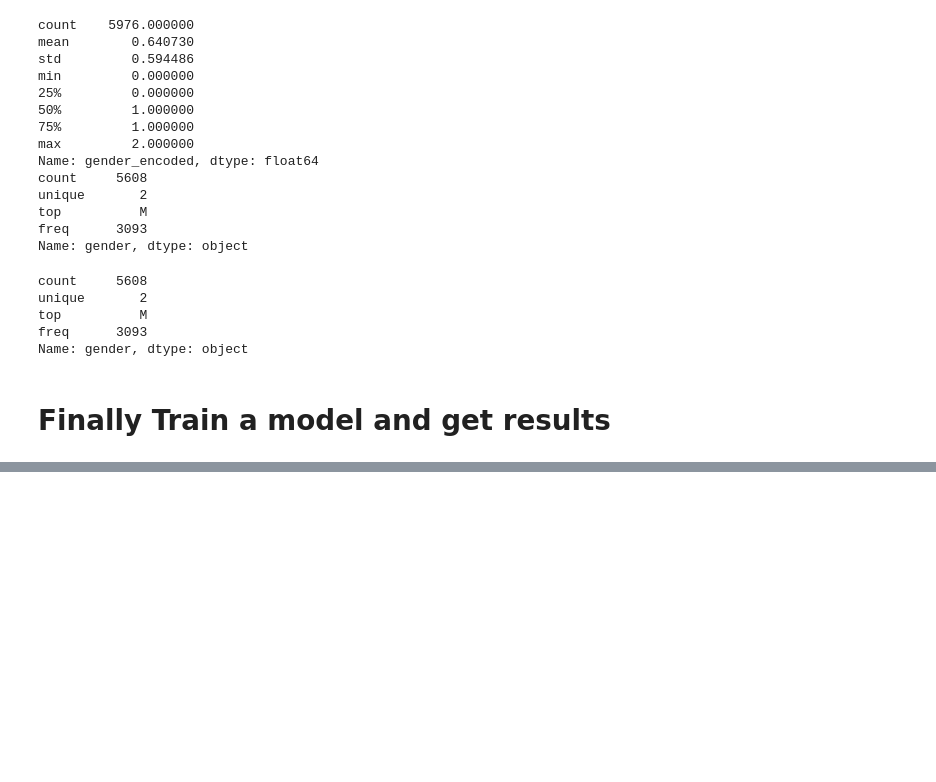
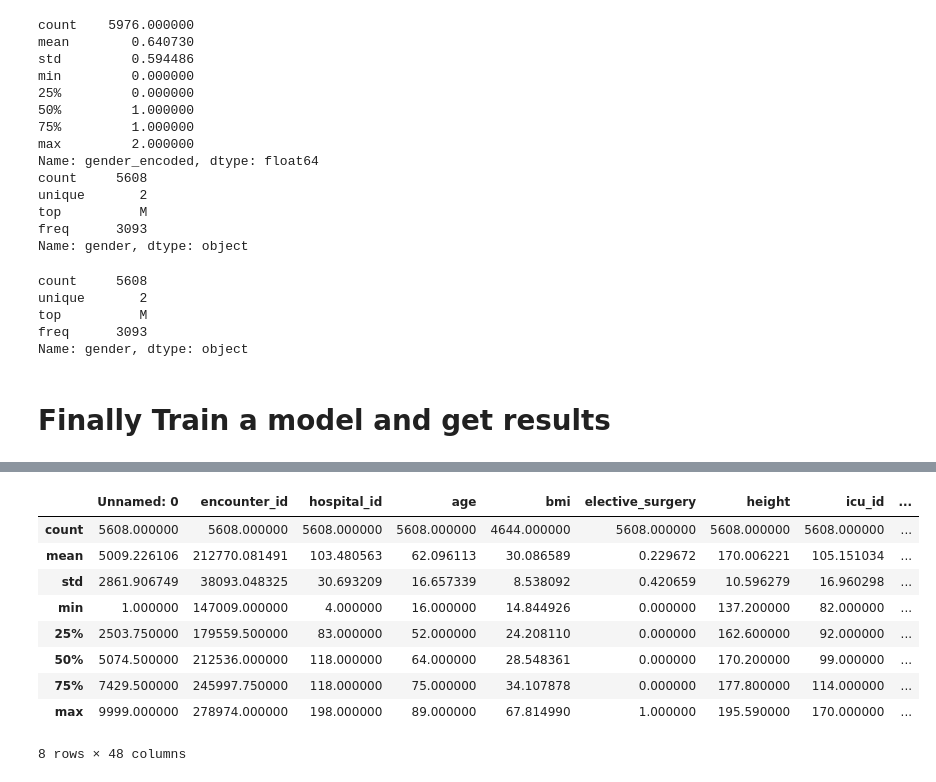
Before and after one commit to TatianaBakwenye/HW3, a Jupyter notebook: exercise 6.ipynb, the cells around one changed output, grey strips where cells are left out. Cells and saved outputs as stored; diff of their text form; code cells hidden in the pictures; blank space fills up the shorter version.

```diff
--- a/exercise 6.ipynb
+++ b/exercise 6.ipynb
@@ -118,6 +119,7 @@ def removerows(z):
     return df_pairwise_deleted
 
 df_d = removerows(traindf1)
+dft = removerows(testdf1)
 # %%
 print(traindf1.shape)
 print(df_d.shape)
@@ -159,6 +161,7 @@ def fillna(w):
     return w
 
 imputed_df = fillna(df_d)
+dft1 = fillna(dft)
 # %% [output]
 A value is trying to be set on a copy of a slice from a DataFrame
 
@@ -266,0 +336,28 @@ Name: gender, dtype: object
+# %%
+def model(c, d):
+    features = ['age', 'height', 'weight', 'aids', 'cirrhosis', 'hepatic_failure', 'immunosuppression', 'leukemia', 'lymphoma', 'solid_tumor_with_metastasis']
+    target = 'diabetes_mellitus'
+    X = c[features]
+    Y = c[target]
+    Xt = d[features]
+    Yt = d[target]
+    model = RandomForestClassifier(n_estimators=100, random_state=42)
+    model.fit(X, Y)
+    train_predictions = model.predict_proba(X)[:, 1]
+    test_predictions = model.predict_proba(Xt)[:, 1]
+    y_train_pred = model.predict(X)
+    y_test_pred = model.predict(Xt)
+    c['train_predictions'] = train_predictions
+    d['test_predictions'] = test_predictions
+    train_accuracy = accuracy_score(Y, y_train_pred)
+    test_accuracy = accuracy_score(Yt, y_test_pred)
+    print("Train Accuracy:", train_accuracy)
+    print("Test Accuracy:", test_accuracy)
+    train_roc_auc = roc_auc_score(Y, train_predictions)
+    test_roc_auc = roc_auc_score(Yt, test_predictions)
+    print("Train ROC AUC:", train_roc_auc)
+    print("Test ROC AUC:", test_roc_auc)
+    return c, d
+
+
+modeloTra, modeloTes = model(imputed_df, dft1)
@@ -266,0 +379,13 @@ Name: gender, dtype: object
+# %%
+modeloTra.describe()
+# %% [output]
+|  | Unnamed: 0 | encounter_id | hospital_id | age | bmi | elective_surgery | height | icu_id | ... |
+| count | 5608.000000 | 5608.000000 | 5608.000000 | 5608.000000 | 4644.000000 | 5608.000000 | 5608.000000 | 5608.000000 | ... |
+| mean | 5009.226106 | 212770.081491 | 103.480563 | 62.096113 | 30.086589 | 0.229672 | 170.006221 | 105.151034 | ... |
+| std | 2861.906749 | 38093.048325 | 30.693209 | 16.657339 | 8.538092 | 0.420659 | 10.596279 | 16.960298 | ... |
+| min | 1.000000 | 147009.000000 | 4.000000 | 16.000000 | 14.844926 | 0.000000 | 137.200000 | 82.000000 | ... |
+| 25% | 2503.750000 | 179559.500000 | 83.000000 | 52.000000 | 24.208110 | 0.000000 | 162.600000 | 92.000000 | ... |
+| 50% | 5074.500000 | 212536.000000 | 118.000000 | 64.000000 | 28.548361 | 0.000000 | 170.200000 | 99.000000 | ... |
+| 75% | 7429.500000 | 245997.750000 | 118.000000 | 75.000000 | 34.107878 | 0.000000 | 177.800000 | 114.000000 | ... |
+| max | 9999.000000 | 278974.000000 | 198.000000 | 89.000000 | 67.814990 | 1.000000 | 195.590000 | 170.000000 | ... |
+8 rows × 48 columns
```
Also changed, not shown: parts of 8 cells of this notebook.
